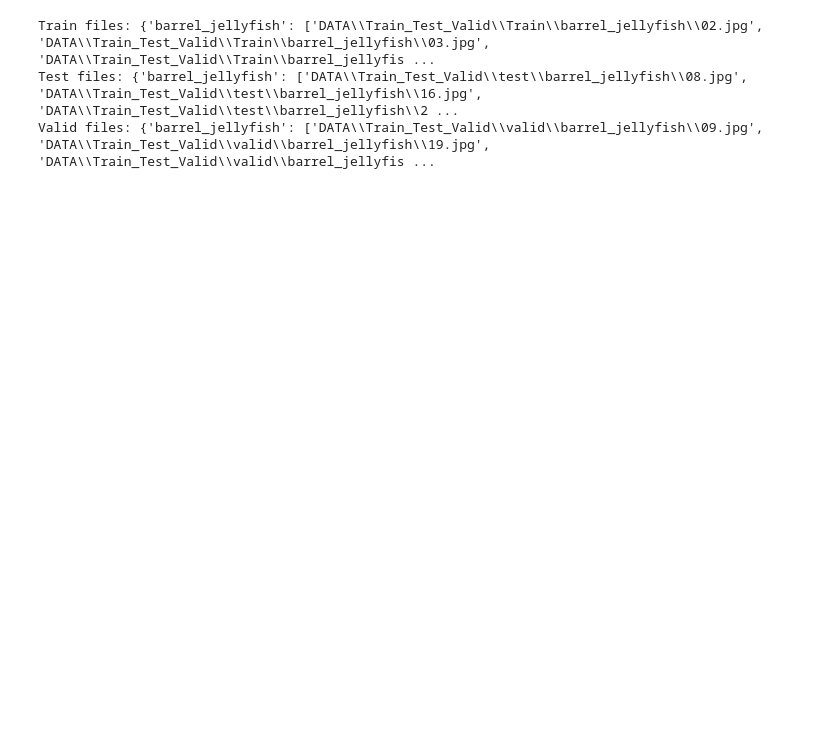
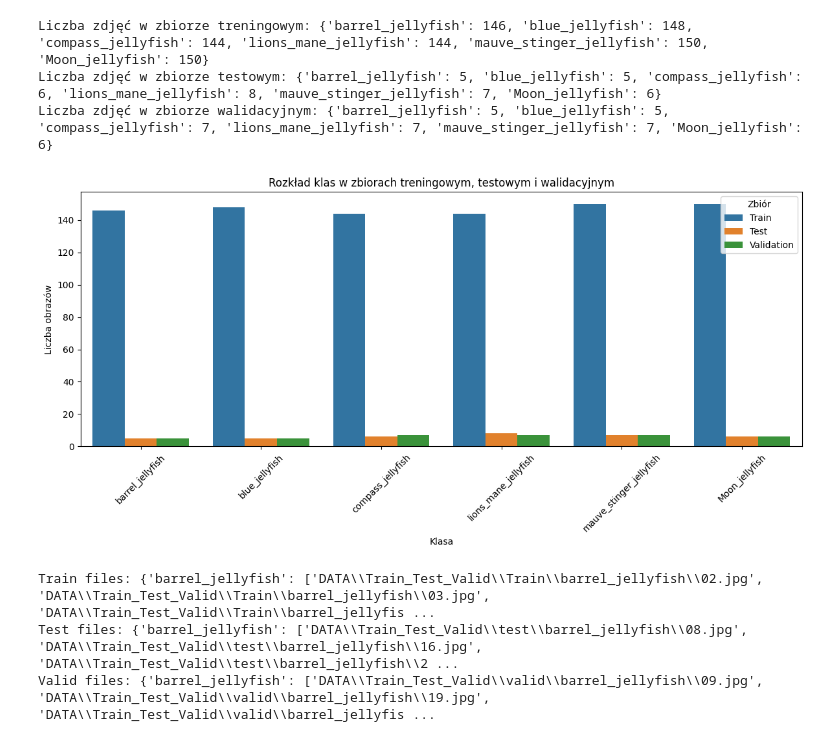
Before and after one commit to kacpert20/ml2_meduzy, a Jupyter notebook: EDA.ipynb, the cells around one changed output. Saved outputs shown, nothing was run; the diff lists cells and outputs as text; code cells hidden in the pictures; blank space fills up the shorter version.

```diff
--- a/EDA.ipynb
+++ b/EDA.ipynb
@@ -1,3 +18,48 @@
 # %%
 #!pip install opencv-python matplotlib seaborn pandas numpy scikit-learn pillow
+# %%
+# Liczba zdjęć w każdym zbiorze, ocena proporcji klas i zbalansowanie zbiorów
+def count_images_in_class(files_dict):
+    count_dict = {cls: len(paths) for cls, paths in files_dict.items()}
+    return count_dict
+
+train_counts = count_images_in_class(train_files)
+test_counts = count_images_in_class(test_files)
+valid_counts = count_images_in_class(valid_files)
+
+print("Liczba zdjęć w zbiorze treningowym:", train_counts)
+print("Liczba zdjęć w zbiorze testowym:", test_counts)
+print("Liczba zdjęć w zbiorze walidacyjnym:", valid_counts)
+
+#klasy są zrównoważone (czy każda ma podobną liczbę przykładów),
+#każdy zbiór (Train/Test/Valid) ma dane ze wszystkich klas
+
+
+#wykres
+import matplotlib.pyplot as plt
+import seaborn as sns
+import pandas as pd
+
+# Zakładam, że masz słowniki: train_counts, test_counts, valid_counts
+# Tworzymy listę słowników do DataFrame
+data = []
+
+for dataset_name, counts in zip(['Train', 'Test', 'Validation'], [train_counts, test_counts, valid_counts]):
+    for cls, count in counts.items():
+        data.append({'Zbiór': dataset_name, 'Klasa': cls, 'Liczba obrazów': count})
+
+df = pd.DataFrame(data)
+
+# Wykres
+plt.figure(figsize=(12, 6))
+sns.barplot(data=df, x='Klasa', y='Liczba obrazów', hue='Zbiór')
+plt.title('Rozkład klas w zbiorach treningowym, testowym i walidacyjnym')
+plt.xticks(rotation=45)
+plt.tight_layout()
+plt.show()
+# %% [output]
+Liczba zdjęć w zbiorze treningowym: {'barrel_jellyfish': 146, 'blue_jellyfish': 148, 'compass_jellyfish': 144, 'lions_mane_jellyfish': 144, 'mauve_stinger_jellyfish': 150, 'Moon_jellyfish': 150}
+Liczba zdjęć w zbiorze testowym: {'barrel_jellyfish': 5, 'blue_jellyfish': 5, 'compass_jellyfish': 6, 'lions_mane_jellyfish': 8, 'mauve_stinger_jellyfish': 7, 'Moon_jellyfish': 6}
+Liczba zdjęć w zbiorze walidacyjnym: {'barrel_jellyfish': 5, 'blue_jellyfish': 5, 'compass_jellyfish': 7, 'lions_mane_jellyfish': 7, 'mauve_stinger_jellyfish': 7, 'Moon_jellyfish': 6}
+[figure, added]
 # %%
```
Also changed, not shown: parts of 14 cells of this notebook, 1 other file.
